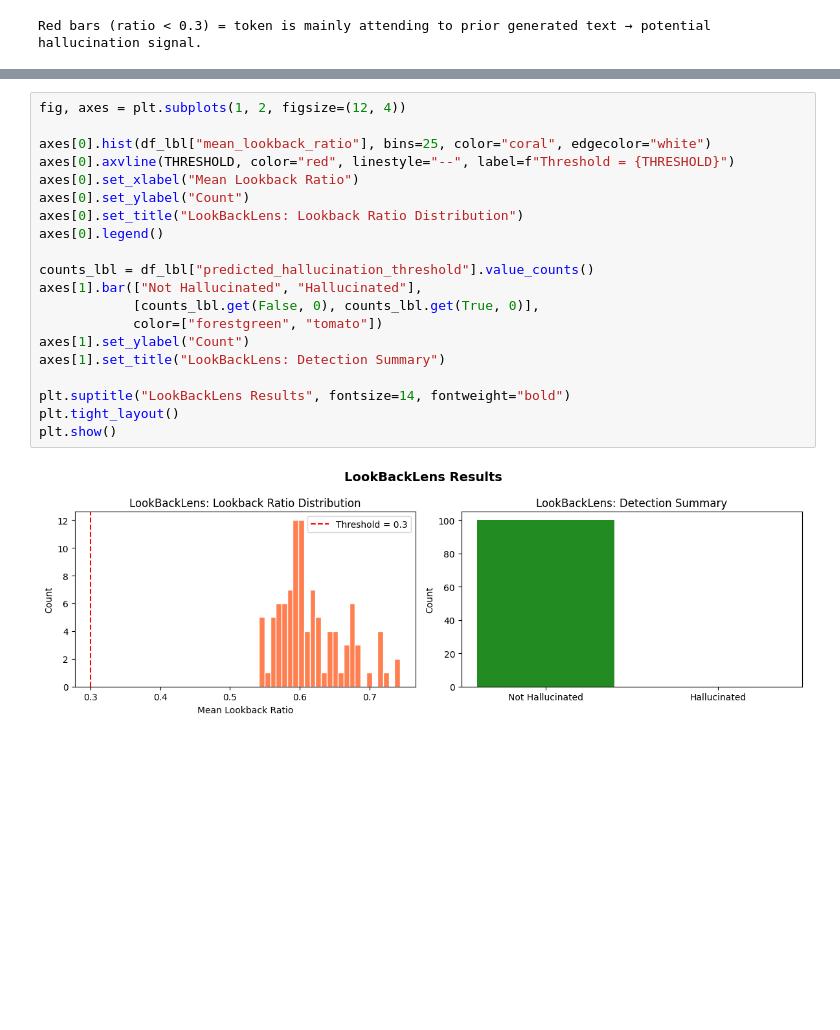
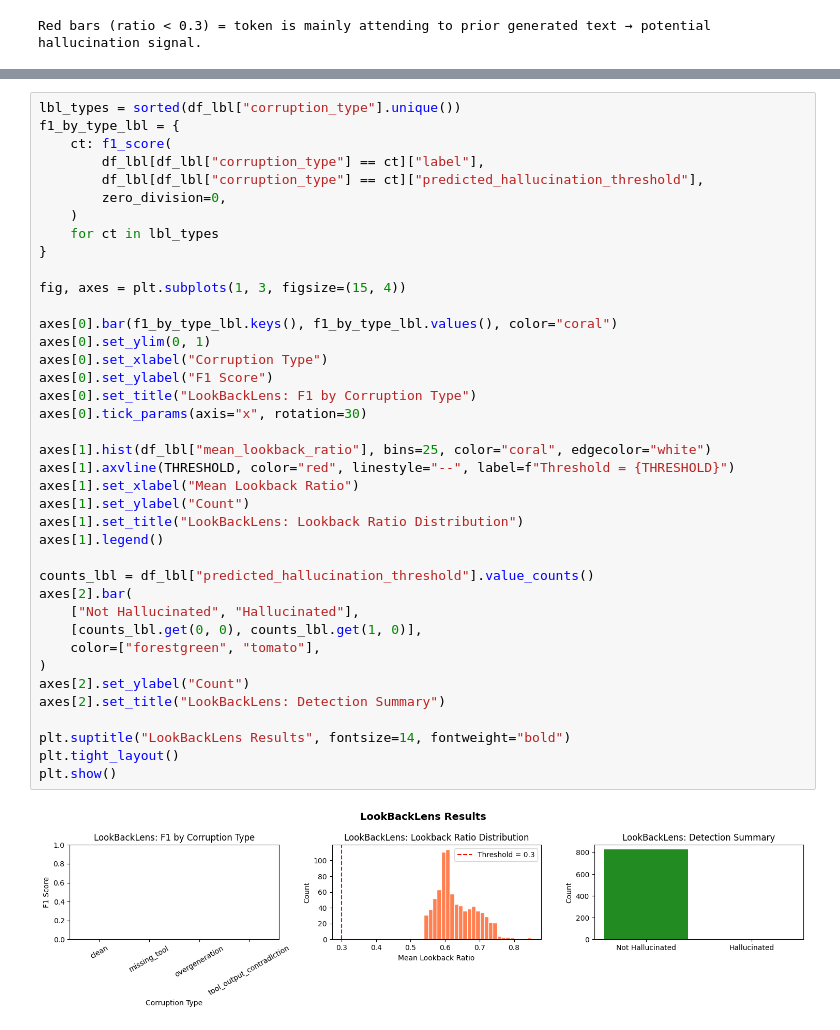
Before and after one commit to Lerusya66/toolace, a Jupyter notebook: evaluation_baselines.ipynb, the cells around one changed output, grey strips where cells are left out. Drawn from its saved outputs; the diff is of its cells as text; blank space fills up the shorter version.

```diff
--- a/evaluation_baselines.ipynb
+++ b/evaluation_baselines.ipynb
@@ -551,25 +747,44 @@ Name: count, dtype: int64
 # %%
-fig, axes = plt.subplots(1, 2, figsize=(12, 4))
+lbl_types = sorted(df_lbl["corruption_type"].unique())
+f1_by_type_lbl = {
+    ct: f1_score(
+        df_lbl[df_lbl["corruption_type"] == ct]["label"],
+        df_lbl[df_lbl["corruption_type"] == ct]["predicted_hallucination_threshold"],
+        zero_division=0,
+    )
+    for ct in lbl_types
+}
 
-axes[0].hist(df_lbl["mean_lookback_ratio"], bins=25, color="coral", edgecolor="white")
-axes[0].axvline(THRESHOLD, color="red", linestyle="--", label=f"Threshold = {THRESHOLD}")
-axes[0].set_xlabel("Mean Lookback Ratio")
-axes[0].set_ylabel("Count")
-axes[0].set_title("LookBackLens: Lookback Ratio Distribution")
-axes[0].legend()
+fig, axes = plt.subplots(1, 3, figsize=(15, 4))
+
+axes[0].bar(f1_by_type_lbl.keys(), f1_by_type_lbl.values(), color="coral")
+axes[0].set_ylim(0, 1)
+axes[0].set_xlabel("Corruption Type")
+axes[0].set_ylabel("F1 Score")
+axes[0].set_title("LookBackLens: F1 by Corruption Type")
+axes[0].tick_params(axis="x", rotation=30)
+
+axes[1].hist(df_lbl["mean_lookback_ratio"], bins=25, color="coral", edgecolor="white")
+axes[1].axvline(THRESHOLD, color="red", linestyle="--", label=f"Threshold = {THRESHOLD}")
+axes[1].set_xlabel("Mean Lookback Ratio")
+axes[1].set_ylabel("Count")
+axes[1].set_title("LookBackLens: Lookback Ratio Distribution")
+axes[1].legend()
 
 counts_lbl = df_lbl["predicted_hallucination_threshold"].value_counts()
-axes[1].bar(["Not Hallucinated", "Hallucinated"],
-            [counts_lbl.get(False, 0), counts_lbl.get(True, 0)],
-            color=["forestgreen", "tomato"])
-axes[1].set_ylabel("Count")
-axes[1].set_title("LookBackLens: Detection Summary")
+axes[2].bar(
+    ["Not Hallucinated", "Hallucinated"],
+    [counts_lbl.get(0, 0), counts_lbl.get(1, 0)],
+    color=["forestgreen", "tomato"],
+)
+axes[2].set_ylabel("Count")
+axes[2].set_title("LookBackLens: Detection Summary")
 
 plt.suptitle("LookBackLens Results", fontsize=14, fontweight="bold")
 plt.tight_layout()
 plt.show()
 # %% [output]
-[figure, old version]
+[figure, new version]
 # %% [markdown]
 ---
 ## 4. Side-by-Side Comparison
```
Also changed, not shown: parts of 14 cells of this notebook.
